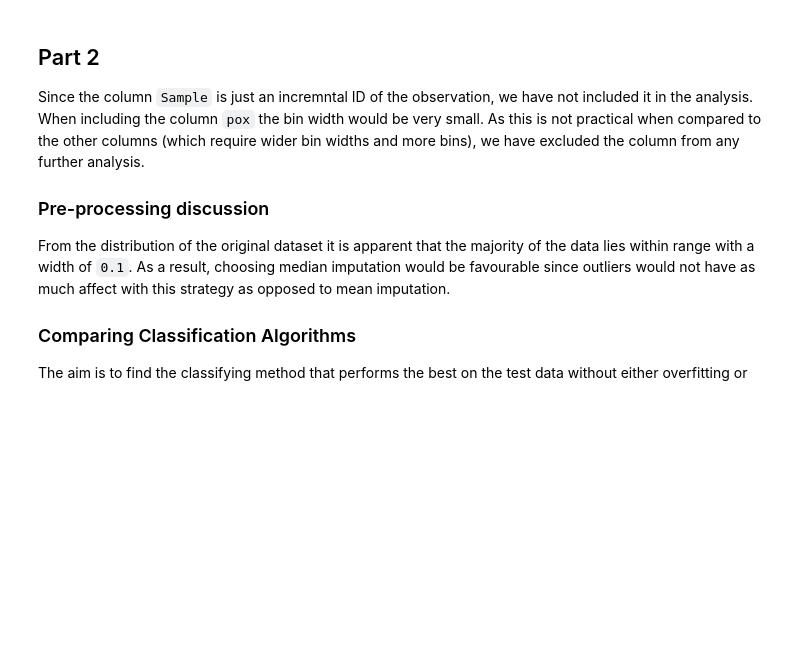
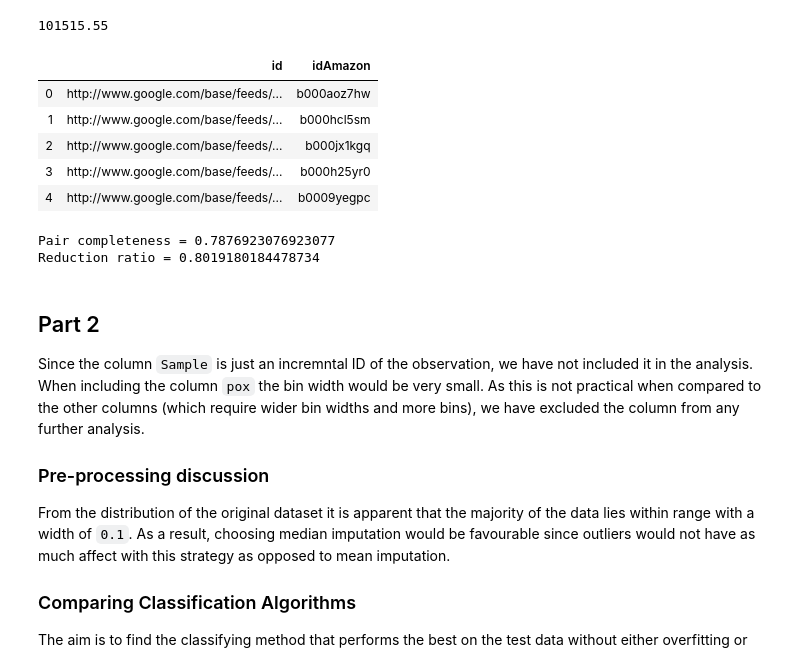
Before and after one commit to anhphamduy/eldp2, a Jupyter notebook: elp2.ipynb, the cells around one changed output. Saved outputs shown, nothing was run; the diff lists cells and outputs as text; code cells hidden in the pictures; blank space fills up the shorter version.

```diff
--- a/elp2.ipynb
+++ b/elp2.ipynb
@@ -26,3 +94,63 @@ amazon_products[amazon_word_columns] = normalise_word_data(amazon_products[amazo
+# %%
+# create dataframes from datasets
+google_products = pd.read_csv('google.csv')
+amazon_products = pd.read_csv('amazon.csv')
+true = pd.read_csv('amazon_google_truth.csv')
+true = true.rename(columns={'idGoogleBase':'id'})
+# %%
+# preprocess price data
+# assume prices are in gbp already so no need to apply exchange rate
+google_products['price'] = google_products['price'].str.replace('gbp', '')
+amazon_products['price'] = amazon_products['price'].replace('gbp', '')
+google_products['price'] = pd.to_numeric(google_products['price'])
+amazon_products['price'] = pd.to_numeric(amazon_products['price'])
+amazon_products['price'].max()
+# %% [output]
+101515.55
+# %%
+# create blocks and labels for price and allocate each id to a block
+blocks = [0, 20, 50, 100, 200, 500, 1000, 2000, 5000, 10000, 100000, 1000000]
+labels = list(range(1,12))
+amazon_products['bin'] = pd.cut(amazon_products.price, bins=blocks, include_lowest=True, right=True, labels=labels)
+google_products['bin'] = pd.cut(google_products.price, bins=blocks, include_lowest=True, right=True, labels=labels)
+# %%
+# create a common column to merge on
+google_products['key'] = 1
+amazon_products['key'] = 1
+
+matches = []
+fp = 0
+
+# find matches within the ground truth and each block
+for i in labels:
+    amazon = amazon_products.loc[amazon_products['bin'] == i]
+    google = google_products.loc[google_products['bin'] == i]
+    joined = pd.merge(google, amazon, on='key').drop('key', axis=1).loc[:, ['id', 'idAmazon']]
+    df = joined.merge(true, on=['idAmazon', 'id'])
+    fp += (len(joined) - len(df))
+    matches.append(df)
+
+matches = pd.concat(matches)
+matches.head()
+# %% [output]
+|  | id | idAmazon |
+| 0 | http://www.google.com/base/feeds/... | b000aoz7hw |
+| 1 | http://www.google.com/base/feeds/... | b000hcl5sm |
+| 2 | http://www.google.com/base/feeds/... | b000jx1kgq |
+| 3 | http://www.google.com/base/feeds/... | b000h25yr0 |
+| 4 | http://www.google.com/base/feeds/... | b0009yegpc |
+# %%
+# calculate PC and RR
+tp = len(matches)
+fn = len(true) - tp
+PC = tp/(tp+fn)
+n = len(amazon_products)*len(google_products)
+RR = 1-(tp+fp)/n
+print(f'Pair completeness = {PC}')
+print(f'Reduction ratio = {RR}')
+# %% [output]
+Pair completeness = 0.7876923076923077
+Reduction ratio = 0.8019180184478734
 # %% [markdown]
 ## Part 2
 
```
Also changed, not shown: parts of 15 cells of this notebook.
